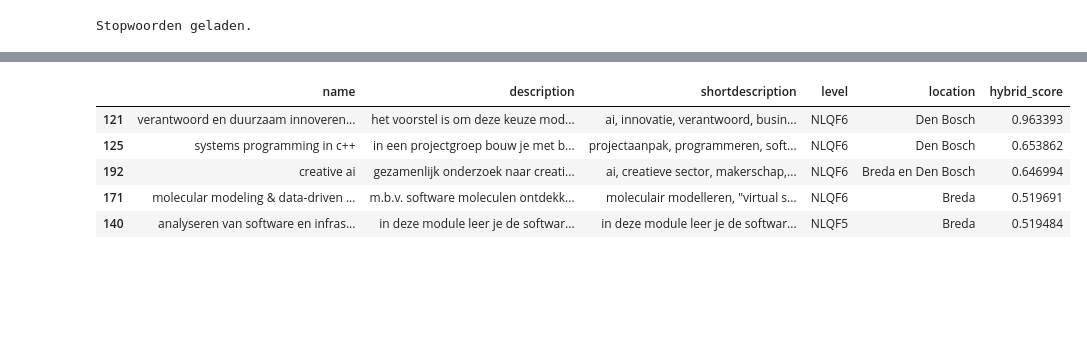
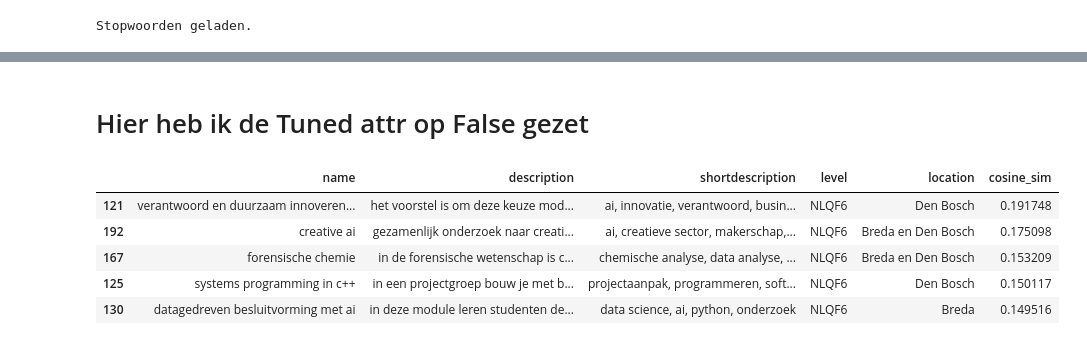
Before and after one commit to EnesT51/LU2-AI-Prototype, a Jupyter notebook: AI-PoC/AI_PoC.ipynb, the cells around one changed output, grey strips where cells are left out. Cells and saved outputs as stored; diff of their text form; code cells hidden in the pictures; blank space fills up the shorter version.

```diff
--- a/AI-PoC/AI_PoC.ipynb
+++ b/AI-PoC/AI_PoC.ipynb
@@ -420,6 +517,6 @@ Stopwoorden geladen.
 # %%
-def create_recommender(student_profile, top_k=5)  -> HybridRecommender:
-    recommender = HybridRecommender(student_profile, ifidf_features=4000,ifidf_range=(1,2), cosine_sim=0.75, popularity_score=0.05, interests_match_score=0.20)
+def create_recommender(student_profile, tuned, ifidf_features, ifidf_range, top_k=5)  -> HybridRecommender:
+    recommender = HybridRecommender(student_profile, ifidf_features=ifidf_features, ifidf_range=ifidf_range,tuned=tuned, cosine_sim=0.75, popularity_score=0.05, interests_match_score=0.20)
     recommender.fit('VKM_dataset_cleaned.csv')
     return recommender
 # %%
@@ -433,17 +530,19 @@ def print_recommendations_with_explanations(recommender, profile, top_rec):
         print("Belangrijkste TF-IDF woorden:", explanation["top_tfidf_words"])
         print("Gedeelde woorden:", explanation["common_words"])
         print()
+# %% [markdown]
+# Hier heb ik de Tuned attr op False gezet
 # %%
 student_input = "ik wil programmeren, ai en data-analyse verkennen"
 goals = "Ik wil mijn vaardigheden verbeteren en nieuwe technologieën leren en software ontwikkelen."
 student_profile = Profile(interests=student_input, goals=goals)
-recommender = create_recommender(student_profile, top_k=5)
+recommender = create_recommender(student_profile, ifidf_features=500, ifidf_range=(1,2), tuned=False, top_k=5)
 top_rec = recommender.recommend(top_k=5)
-top_rec[['name', 'description', 'shortdescription', 'level', 'location', 'hybrid_score']].head()
+top_rec[['name', 'description', 'shortdescription', 'level', 'location', 'cosine_sim']].head()
 # %% [output]
-|  | name | description | shortdescription | level | location | hybrid_score |
-| 121 | verantwoord en duurzaam innoveren... | het voorstel is om deze keuze mod... | ai, innovatie, verantwoord, busin... | NLQF6 | Den Bosch | 0.963393 |
-| 125 | systems programming in c++ | in een projectgroep bouw je met b... | projectaanpak, programmeren, soft... | NLQF6 | Den Bosch | 0.653862 |
-| 192 | creative ai | gezamenlijk onderzoek naar creati... | ai, creatieve sector, makerschap,... | NLQF6 | Breda en Den Bosch | 0.646994 |
-| 171 | molecular modeling & data-driven ... | m.b.v. software moleculen ontdekk... | moleculair modelleren, "virtual s... | NLQF6 | Breda | 0.519691 |
-| 140 | analyseren van software en infras... | in deze module leer je de softwar... | in deze module leer je de softwar... | NLQF5 | Breda | 0.519484 |
+|  | name | description | shortdescription | level | location | cosine_sim |
+| 121 | verantwoord en duurzaam innoveren... | het voorstel is om deze keuze mod... | ai, innovatie, verantwoord, busin... | NLQF6 | Den Bosch | 0.191748 |
+| 192 | creative ai | gezamenlijk onderzoek naar creati... | ai, creatieve sector, makerschap,... | NLQF6 | Breda en Den Bosch | 0.175098 |
+| 167 | forensische chemie | in de forensische wetenschap is c... | chemische analyse, data analyse, ... | NLQF6 | Breda en Den Bosch | 0.153209 |
+| 125 | systems programming in c++ | in een projectgroep bouw je met b... | projectaanpak, programmeren, soft... | NLQF6 | Den Bosch | 0.150117 |
+| 130 | datagedreven besluitvorming met ai | in deze module leren studenten de... | data science, ai, python, onderzoek | NLQF6 | Breda | 0.149516 |
```
Also changed, not shown: parts of 14 cells of this notebook, 1 other file.
